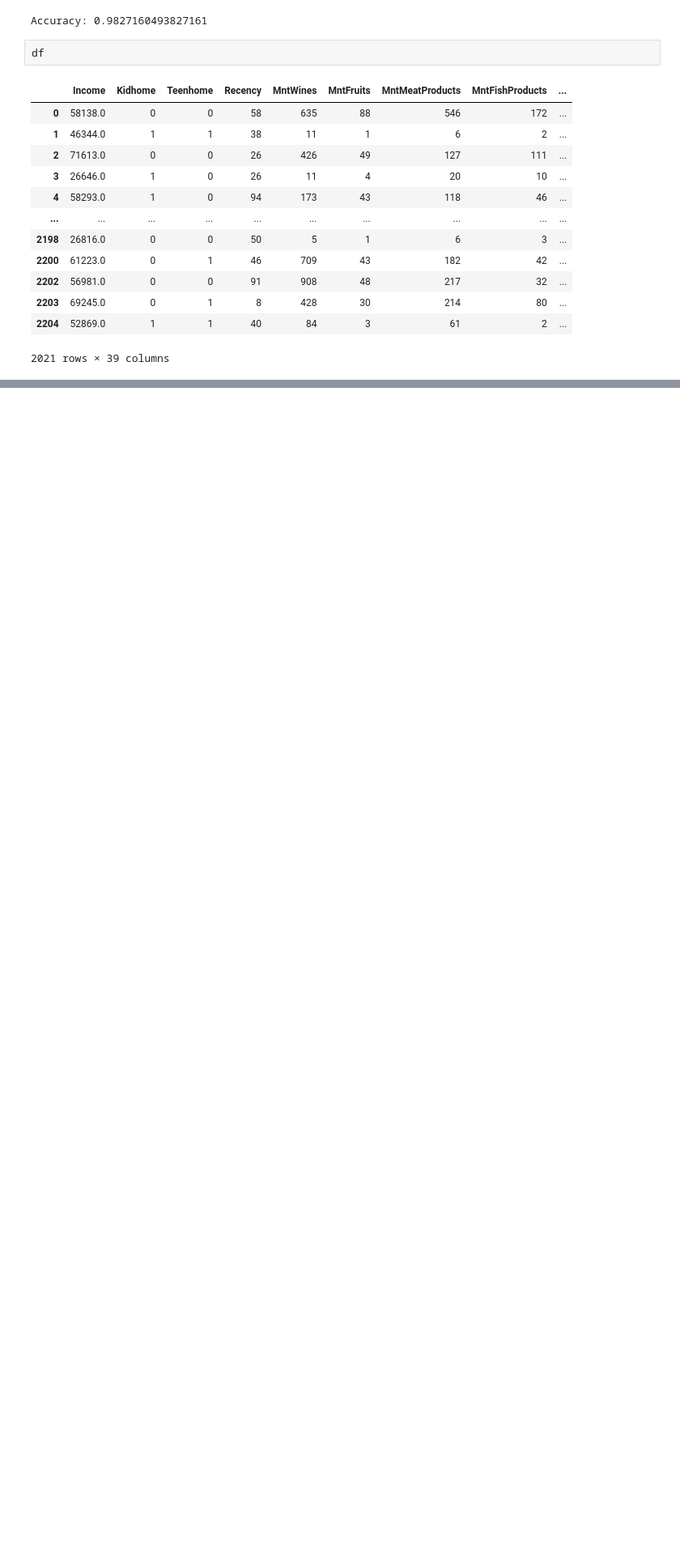
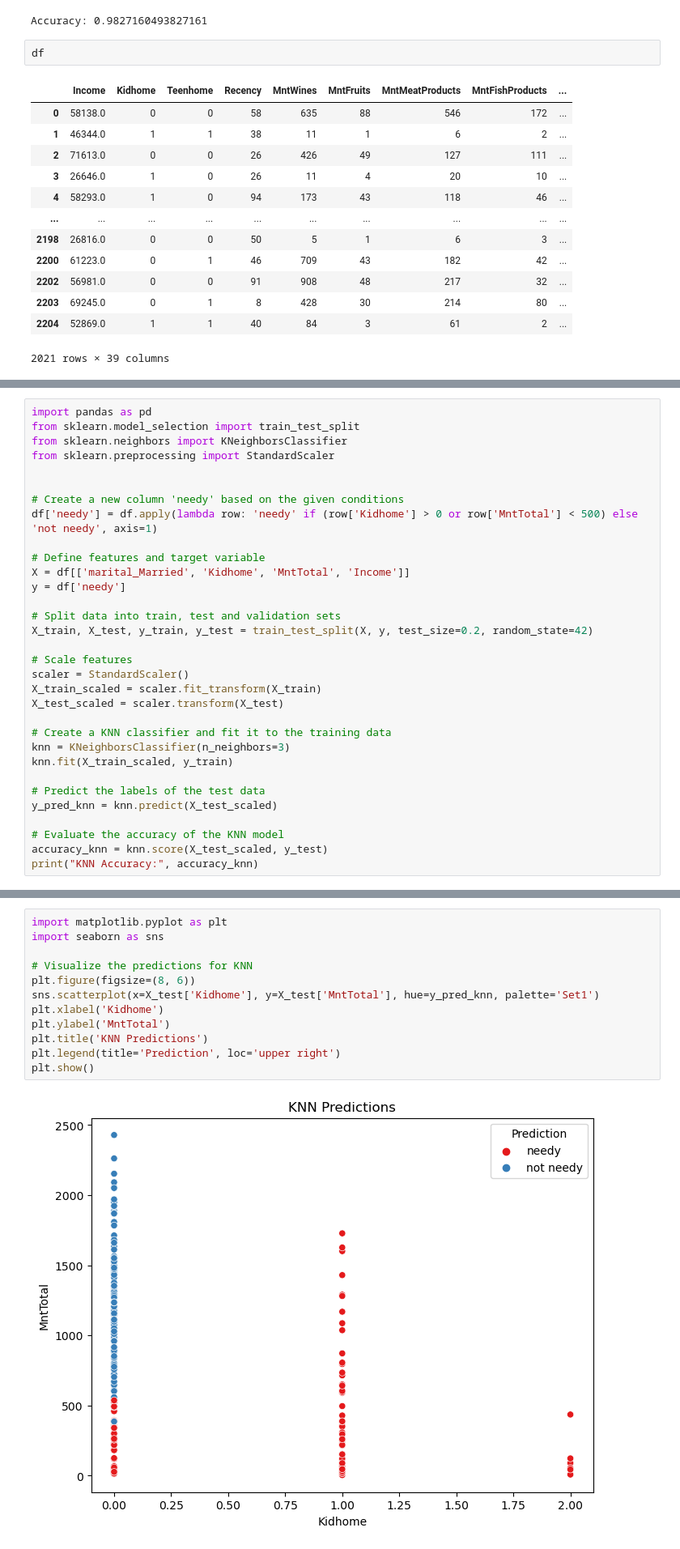
Before and after one commit to mariamusman1/Customer_Product_Analysis, a Jupyter notebook: Customer_Product_Analysis.ipynb, the cells around one changed output, grey strips where cells are left out. Shown: that part at 81% size. Cells and saved outputs as stored; diff of their text form; blank space fills up the shorter version.

```diff
--- a/Customer_Product_Analysis.ipynb
+++ b/Customer_Product_Analysis.ipynb
@@ -647,0 +593,32 @@ ValueError: could not convert string to float: 'not needy'
+# %%
+import pandas as pd
+from sklearn.model_selection import train_test_split
+from sklearn.neighbors import KNeighborsClassifier
+from sklearn.preprocessing import StandardScaler
+
+
+# Create a new column 'needy' based on the given conditions
+df['needy'] = df.apply(lambda row: 'needy' if (row['Kidhome'] > 0 or row['MntTotal'] < 500) else 'not needy', axis=1)
+
+# Define features and target variable
+X = df[['marital_Married', 'Kidhome', 'MntTotal', 'Income']]
+y = df['needy']
+
+# Split data into train, test and validation sets
+X_train, X_test, y_train, y_test = train_test_split(X, y, test_size=0.2, random_state=42)
+
+# Scale features
+scaler = StandardScaler()
+X_train_scaled = scaler.fit_transform(X_train)
+X_test_scaled = scaler.transform(X_test)
+
+# Create a KNN classifier and fit it to the training data
+knn = KNeighborsClassifier(n_neighbors=3)
+knn.fit(X_train_scaled, y_train)
+
+# Predict the labels of the test data
+y_pred_knn = knn.predict(X_test_scaled)
+
+# Evaluate the accuracy of the KNN model
+accuracy_knn = knn.score(X_test_scaled, y_test)
+print("KNN Accuracy:", accuracy_knn)
@@ -647,0 +627,14 @@ ValueError: could not convert string to float: 'not needy'
+# %%
+import matplotlib.pyplot as plt
+import seaborn as sns
+
+# Visualize the predictions for KNN
+plt.figure(figsize=(8, 6))
+sns.scatterplot(x=X_test['Kidhome'], y=X_test['MntTotal'], hue=y_pred_knn, palette='Set1')
+plt.xlabel('Kidhome')
+plt.ylabel('MntTotal')
+plt.title('KNN Predictions')
+plt.legend(title='Prediction', loc='upper right')
+plt.show()
+# %% [output]
+[figure, added]
```
Also changed, not shown: parts of 14 cells of this notebook.
